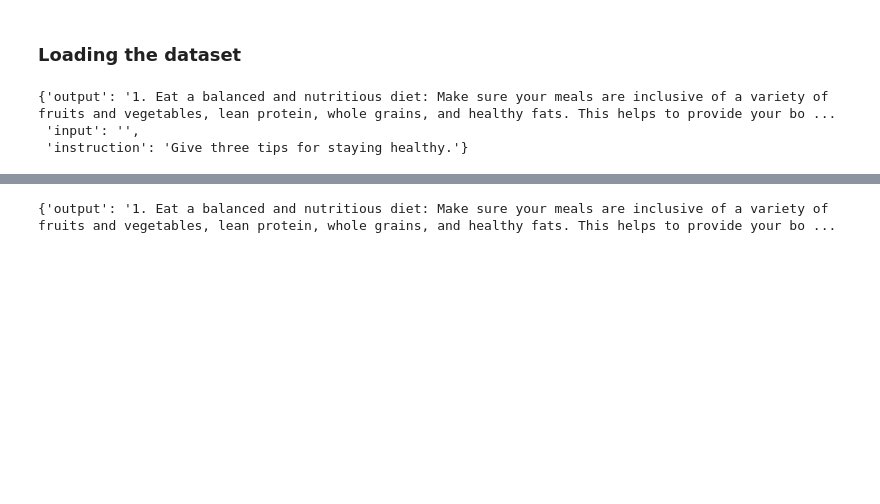
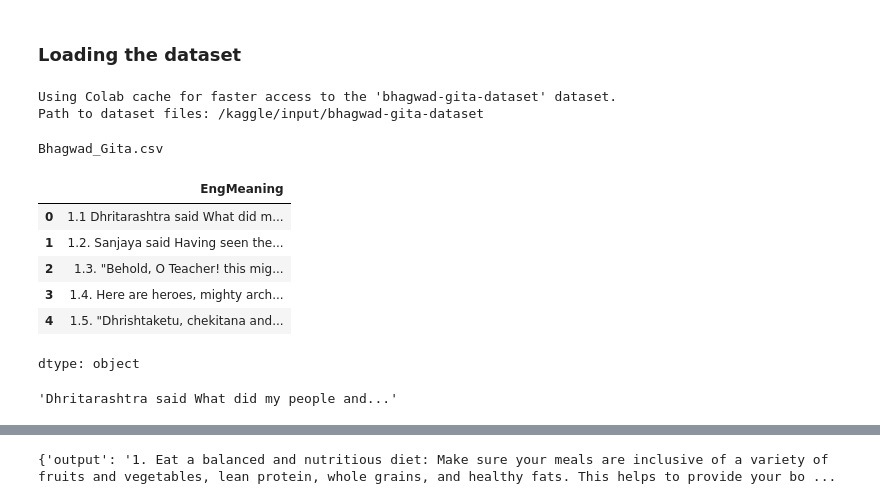
Before and after one commit to NikhilaGadge/Fine-Tuning-LLM, a Jupyter notebook: FineTuning Experimentation.ipynb, the cells around one changed output, grey strips where cells are left out. Saved outputs shown, nothing was run; the diff lists cells and outputs as text; code cells hidden in the pictures; blank space fills up the shorter version.

```diff
--- a/FineTuning Experimentation.ipynb
+++ b/FineTuning Experimentation.ipynb
@@ -60,6 +59,34 @@ dataset = load_dataset("yahma/alpaca-cleaned",
-# %%
-dataset[0]
-# %% [output]
-{'output': '1. Eat a balanced and nutritious diet: Make sure your meals are inclusive of a variety of fruits and vegetables, lean protein, whole grains, and healthy fats. This helps to provide your bo ...
- 'input': '',
- 'instruction': 'Give three tips for staying healthy.'}
+# %%
+import kagglehub
+
+# Download latest version
+path = kagglehub.dataset_download("a2m2a2n2/bhagwad-gita-dataset")
+
+print("Path to dataset files:", path)
+# %% [output]
+Using Colab cache for faster access to the 'bhagwad-gita-dataset' dataset.
+Path to dataset files: /kaggle/input/bhagwad-gita-dataset
+# %%
+for f in os.listdir(path):
+    print(f)
+# %% [output]
+Bhagwad_Gita.csv
+# %%
+data = pd.read_csv(os.path.join(path, "Bhagwad_Gita.csv"))  # replace with actual filename
+data.head()
+data = data['EngMeaning']
+data.head()
+# %% [output]
+|  | EngMeaning |
+| 0 | 1.1 Dhritarashtra said What did m... |
+| 1 | 1.2. Sanjaya said Having seen the... |
+| 2 | 1.3. "Behold, O Teacher! this mig... |
+| 3 | 1.4. Here are heroes, mighty arch... |
+| 4 | 1.5. "Dhrishtaketu, chekitana and... |
+dtype: object
+# %%
+text = "	1.1 Dhritarashtra said What did my people and..."
+
+re.sub(r"^\s*\d+\.\d+\s*", "", text)
+# %% [output]
+'Dhritarashtra said What did my people and...'
```
Also changed, not shown: parts of 4 cells of this notebook.
